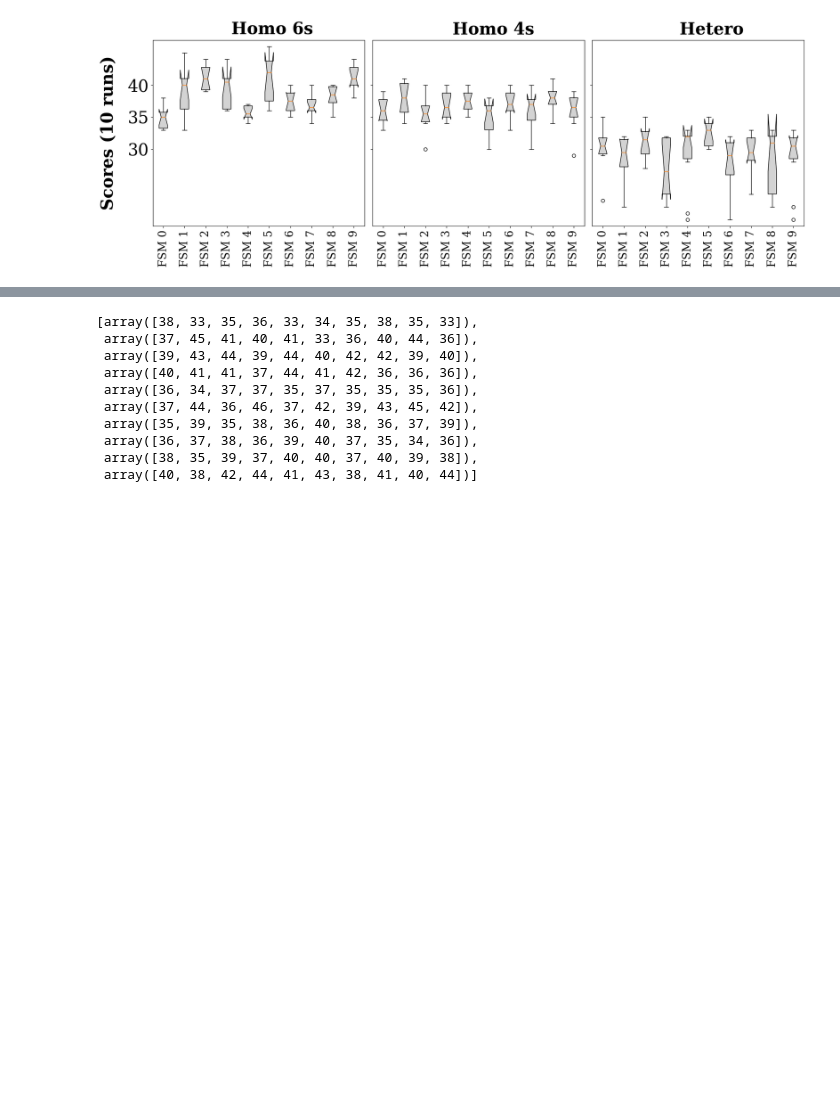
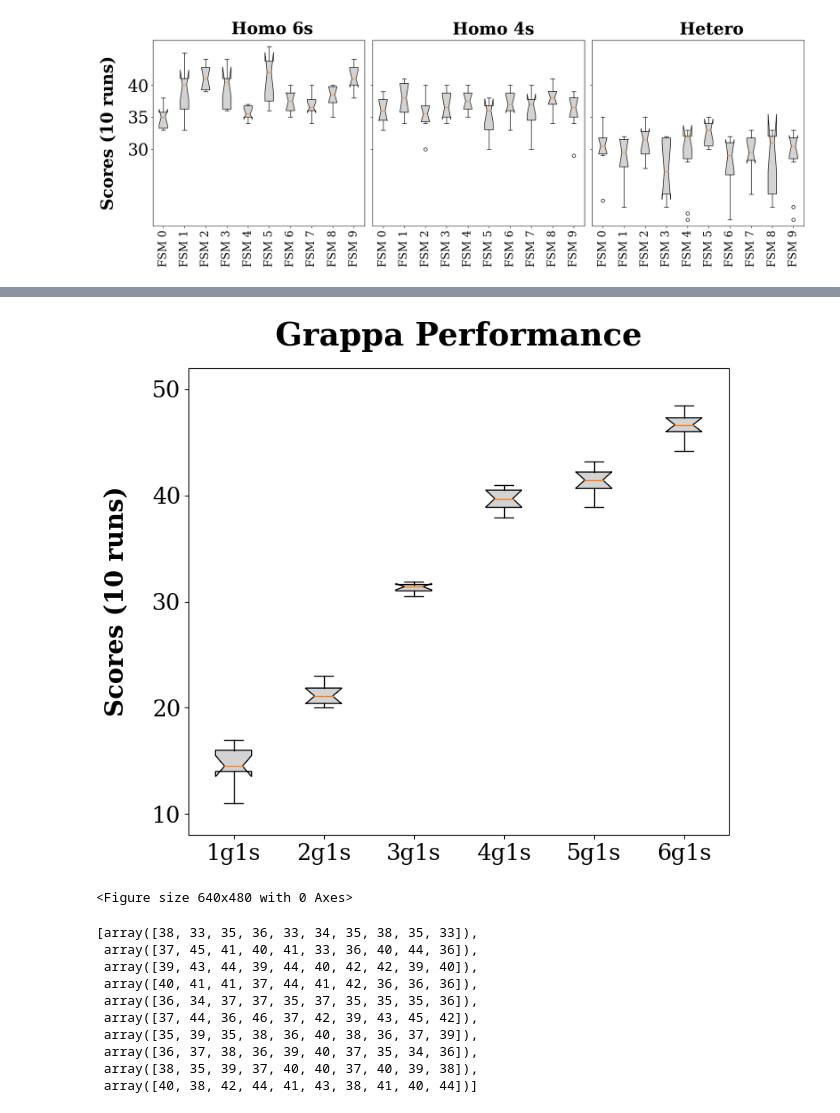
Before and after one commit to juanbmedina/fsm_analysis, a Jupyter notebook: exp_paper_evaluation.ipynb, the cells around one changed output, grey strips where cells are left out. Saved outputs shown, nothing was run; the diff lists cells and outputs as text; code cells hidden in the pictures; blank space fills up the shorter version.

```diff
--- a/exp_paper_evaluation.ipynb
+++ b/exp_paper_evaluation.ipynb
@@ -158,4 +171,47 @@ plt.savefig("hom_performance.pdf", format='pdf', bbox_inches='tight')
 <Figure size 640x480 with 0 Axes>
+# %%
+# Read and evaluate the file
+with open('total_score_grappa.txt', 'r') as file:
+    content = file.read()
+
+# Evaluate the dictionary using eval (safe only if you trust the file source)
+score_dict = eval(content, {"__builtins__": None}, {"array": np.array})
+
+# === Prepare data ===
+mission1 = 'Grappa-1g1s'
+mission2 = 'Grappa-2g1s'
+mission3 = 'Grappa-3g1s'
+mission4 = 'Grappa-4g1s'
+mission5 = 'Grappa-5g1s'
+mission6 = 'Grappa-6g1s'
+
+data1 = np.stack(score_dict[mission1]).mean(axis=0)
+data2 = np.stack(score_dict[mission2]).mean(axis=0)
+data3 = np.stack(score_dict[mission3]).mean(axis=0)
+data4 = np.stack(score_dict[mission4]).mean(axis=0)
+data5 = np.stack(score_dict[mission5]).mean(axis=0)
+data6 = np.stack(score_dict[mission6]).mean(axis=0)
+
+ticks1 = ['1g1s', '2g1s', '3g1s', '4g1s', '5g1s', '6g1s']
+
+# Each box represents the results of one mission
+all_data = [data1, data2, data3, data4, data5, data6]
+
+# === Plot single figure ===
+plot_single_boxplot(
+    data=all_data,
+    plot_title="Grappa Performance",
+    number_plots=len(all_data),
+    plots_ticks=ticks1,
+    yticks=[10, 20, 30, 40, 50],
+    ylim=[8, 52]
+)
+
+# Optionally, save to file
+plt.savefig("hom_performance.pdf", format='pdf', bbox_inches='tight')
+# %% [output]
+[figure, added]
+<Figure size 640x480 with 0 Axes>
 # %%
 data1
 # %% [output]
```
Also changed, not shown: parts of 2 cells of this notebook, 15 other files.
